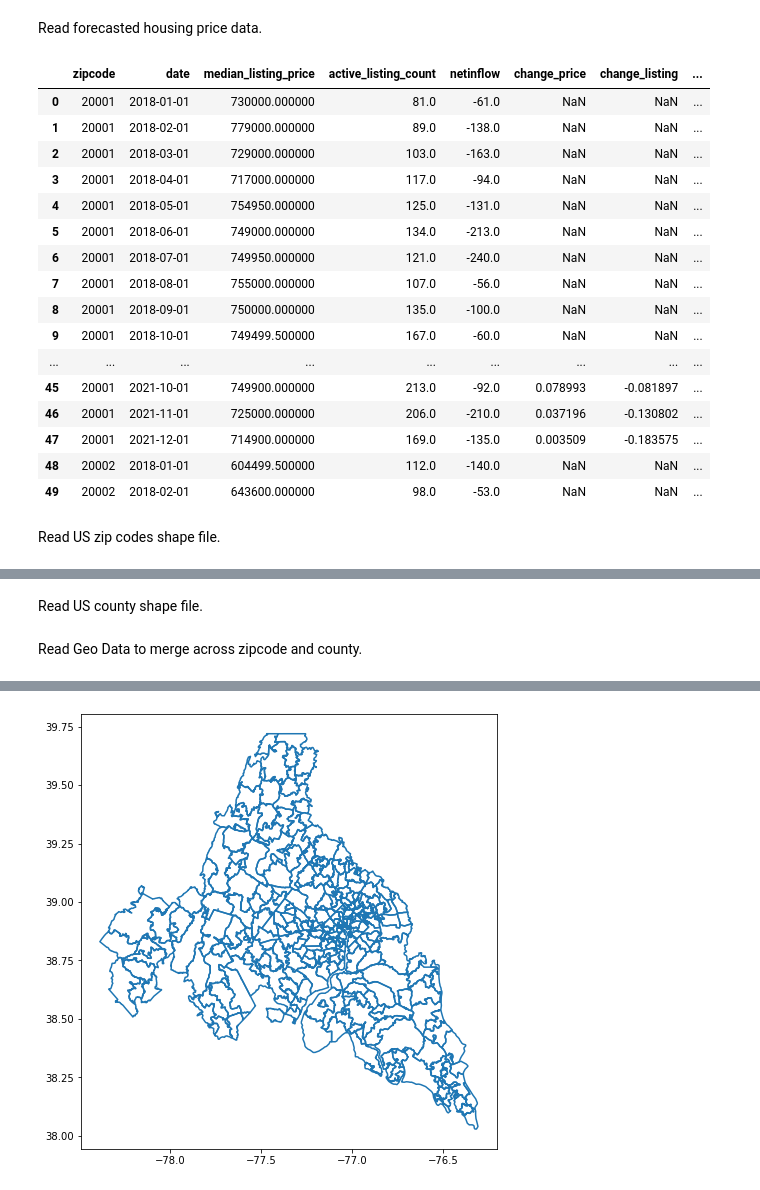
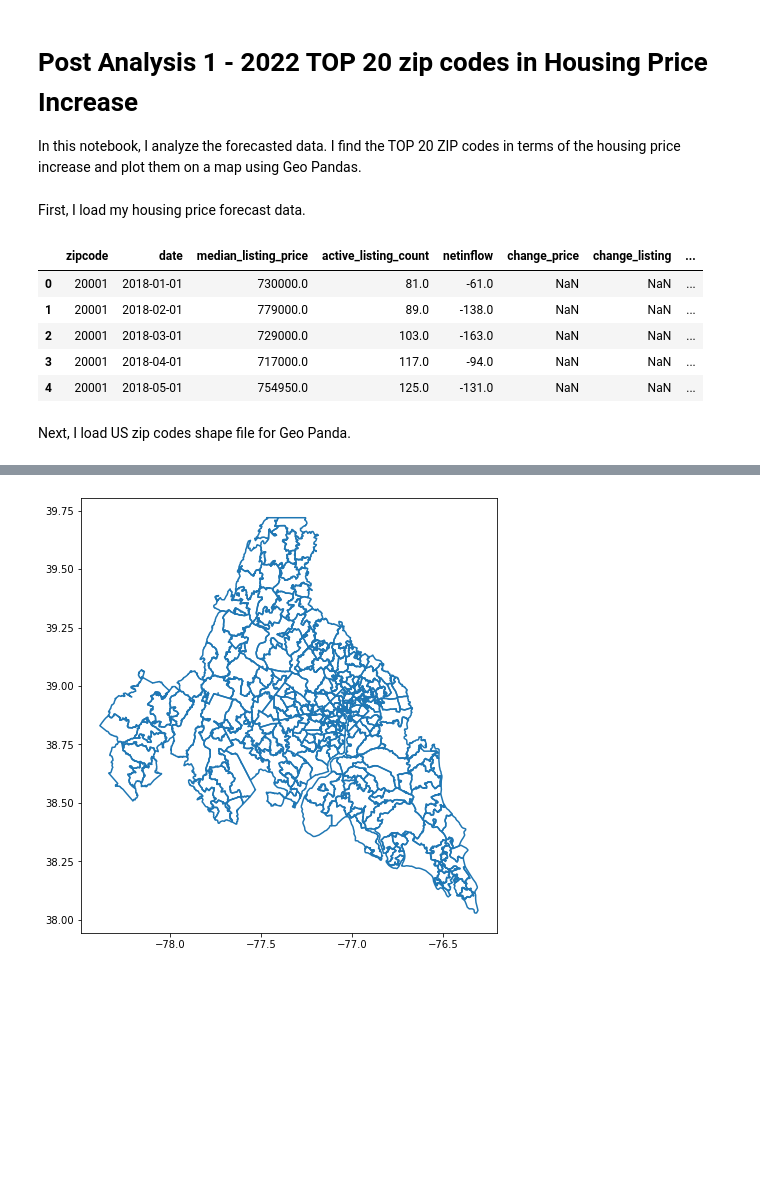
Before and after one commit to eminaomasa/housing_market_dc, a Jupyter notebook: PostAnalysis1_HousingPrice.ipynb, the cells around one changed output, grey strips where cells are left out. Cells and saved outputs as stored; diff of their text form; code cells hidden in the pictures; blank space fills up the shorter version.

```diff
--- a/PostAnalysis1_HousingPrice.ipynb
+++ b/PostAnalysis1_HousingPrice.ipynb
@@ -1,3 +1,7 @@
+# %% [markdown]
+# Post Analysis 1 - 2022 TOP 20 zip codes in Housing Price Increase
+
+In this notebook, I analyze the forecasted data. I find the TOP 20 ZIP codes in terms of the housing price increase and plot them on a map using Geo Pandas.
 # %%
 import geopandas as gpd
 import pandas as pd
@@ -9,30 +13,19 @@ import warnings
 warnings.filterwarnings('ignore')
 import contextily as cx
 # %% [markdown]
-Read forecasted housing price data.
+First, I load my housing price forecast data.
 # %%
 df = pd.read_csv('Data/dcfull.csv')
-df.head(50)
+df.head()
 # %% [output]
 |  | zipcode | date | median_listing_price | active_listing_count | netinflow | change_price | change_listing | ... |
-| 0 | 20001 | 2018-01-01 | 730000.000000 | 81.0 | -61.0 | NaN | NaN | ... |
-| 1 | 20001 | 2018-02-01 | 779000.000000 | 89.0 | -138.0 | NaN | NaN | ... |
-| 2 | 20001 | 2018-03-01 | 729000.000000 | 103.0 | -163.0 | NaN | NaN | ... |
-| 3 | 20001 | 2018-04-01 | 717000.000000 | 117.0 | -94.0 | NaN | NaN | ... |
-| 4 | 20001 | 2018-05-01 | 754950.000000 | 125.0 | -131.0 | NaN | NaN | ... |
-| 5 | 20001 | 2018-06-01 | 749000.000000 | 134.0 | -213.0 | NaN | NaN | ... |
-| 6 | 20001 | 2018-07-01 | 749950.000000 | 121.0 | -240.0 | NaN | NaN | ... |
-| 7 | 20001 | 2018-08-01 | 755000.000000 | 107.0 | -56.0 | NaN | NaN | ... |
-| 8 | 20001 | 2018-09-01 | 750000.000000 | 135.0 | -100.0 | NaN | NaN | ... |
-| 9 | 20001 | 2018-10-01 | 749499.500000 | 167.0 | -60.0 | NaN | NaN | ... |
-| ... | ... | ... | ... | ... | ... | ... | ... | ... |
-| 45 | 20001 | 2021-10-01 | 749900.000000 | 213.0 | -92.0 | 0.078993 | -0.081897 | ... |
-| 46 | 20001 | 2021-11-01 | 725000.000000 | 206.0 | -210.0 | 0.037196 | -0.130802 | ... |
-| 47 | 20001 | 2021-12-01 | 714900.000000 | 169.0 | -135.0 | 0.003509 | -0.183575 | ... |
-| 48 | 20002 | 2018-01-01 | 604499.500000 | 112.0 | -140.0 | NaN | NaN | ... |
-| 49 | 20002 | 2018-02-01 | 643600.000000 | 98.0 | -53.0 | NaN | NaN | ... |
+| 0 | 20001 | 2018-01-01 | 730000.0 | 81.0 | -61.0 | NaN | NaN | ... |
+| 1 | 20001 | 2018-02-01 | 779000.0 | 89.0 | -138.0 | NaN | NaN | ... |
+| 2 | 20001 | 2018-03-01 | 729000.0 | 103.0 | -163.0 | NaN | NaN | ... |
+| 3 | 20001 | 2018-04-01 | 717000.0 | 117.0 | -94.0 | NaN | NaN | ... |
+| 4 | 20001 | 2018-05-01 | 754950.0 | 125.0 | -131.0 | NaN | NaN | ... |
 # %% [markdown]
-Read US zip codes shape file.
+Next, I load US zip codes shape file for Geo Panda.
 # %%
 usa = gpd.read_file("Shape/tl_2019_us_zcta510/tl_2019_us_zcta510.shp")
 usa['zipcode'] = usa.ZCTA5CE10.astype('int')
@@ -44,5 +37,3 @@ usa.head()
 | 2 | 43456 | 43456 | B5 | G6350 | S | 9320975 | 1003775 | +41.6318300 | -082.8393923 | ... |
 | 3 | 43457 | 43457 | B5 | G6350 | S | 48004681 | 0 | +41.2673301 | -083.4274872 | ... |
 | 4 | 43458 | 43458 | B5 | G6350 | S | 2573816 | 39915 | +41.5304461 | -083.2133648 | ... |
-# %% [markdown]
-Read US county shape file.
@@ -53,2 +39,0 @@ county.CTFIPS = county.CTFIPS.astype('int')
-# %% [markdown]
-Read Geo Data to merge across zipcode and county.
```
Also changed, not shown: parts of 86 cells of this notebook, 29 other files.
